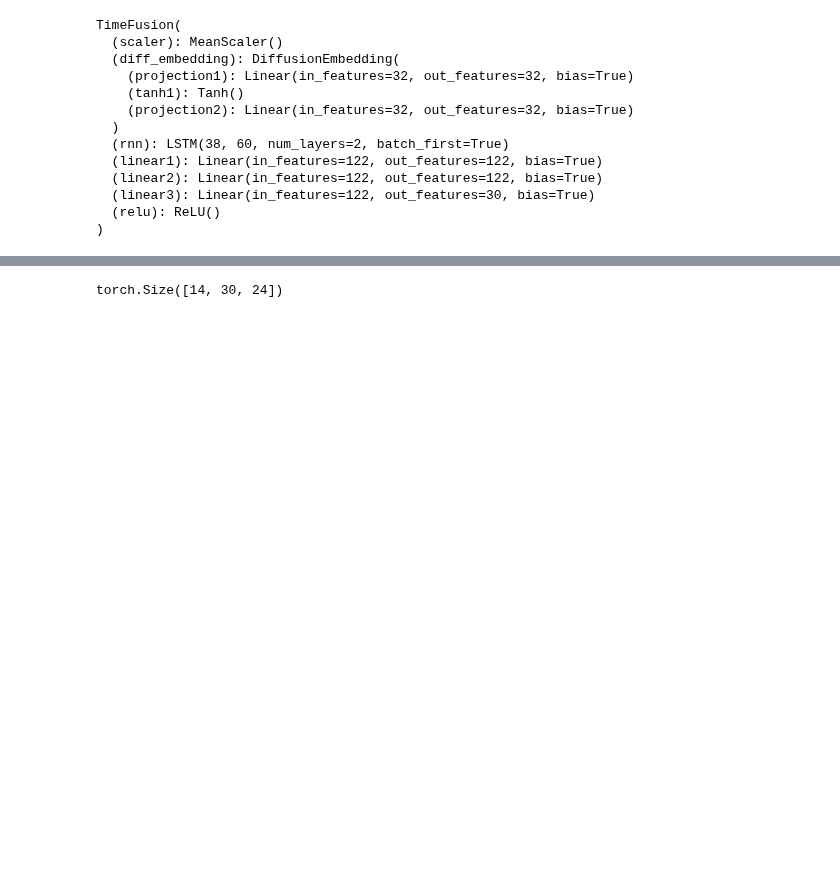
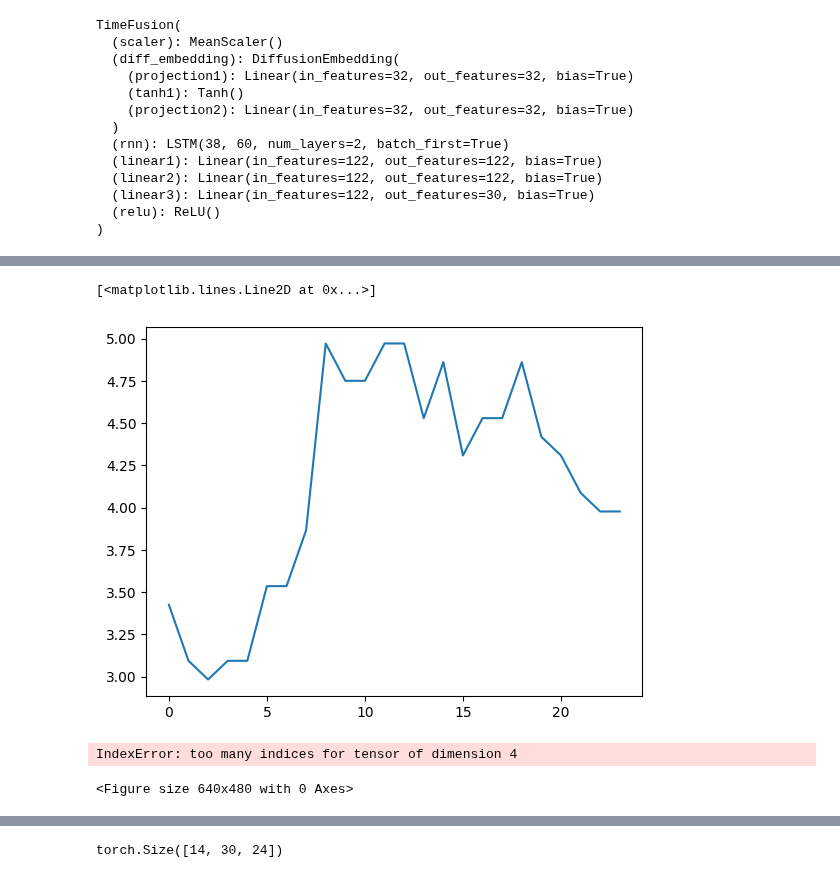
Before and after one commit to EdvardJSHolen/Final-Year-Project, a Jupyter notebook: TimeFusion/electricity.ipynb, the cells around one changed output, grey strips where cells are left out. Drawn from its saved outputs; the diff is of its cells as text; code cells hidden in the pictures; blank space fills up the shorter version.

```diff
--- a/TimeFusion/electricity.ipynb
+++ b/TimeFusion/electricity.ipynb
@@ -311,3 +350,16 @@ realisations = torch.cat([x.unsqueeze(0) for x in realisations], dim = 0)
+# %%
+plt.plot(realisations[0,1,:])
+# %% [output]
+[<matplotlib.lines.Line2D at 0x...>]
+[figure, added]
+# %%
+for i in range(0,100,20):
+    plt.figure()
+    plt.plot(samples[0,:,0,i,1].mean(dim=1))
+    plt.title(f"{i}")
+# %% [output]
+IndexError: too many indices for tensor of dimension 4
+<Figure size 640x480 with 0 Axes>
 # %%
 # Get numerical values for performance of network
 from sklearn.metrics import mean_absolute_error, median_absolute_error, mean_squared_error
```
Also changed, not shown: parts of 13 cells of this notebook, 3 other files.
